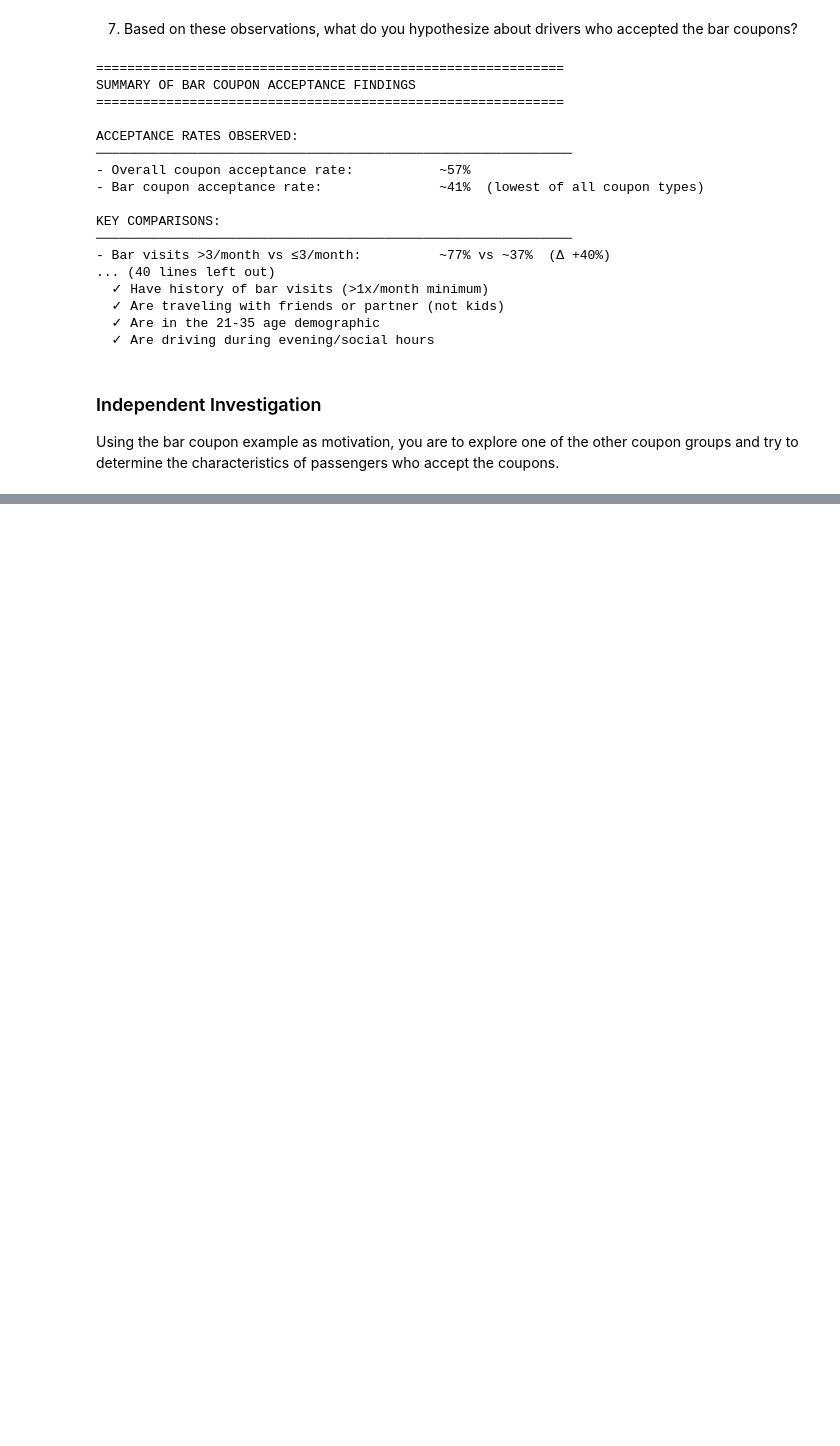
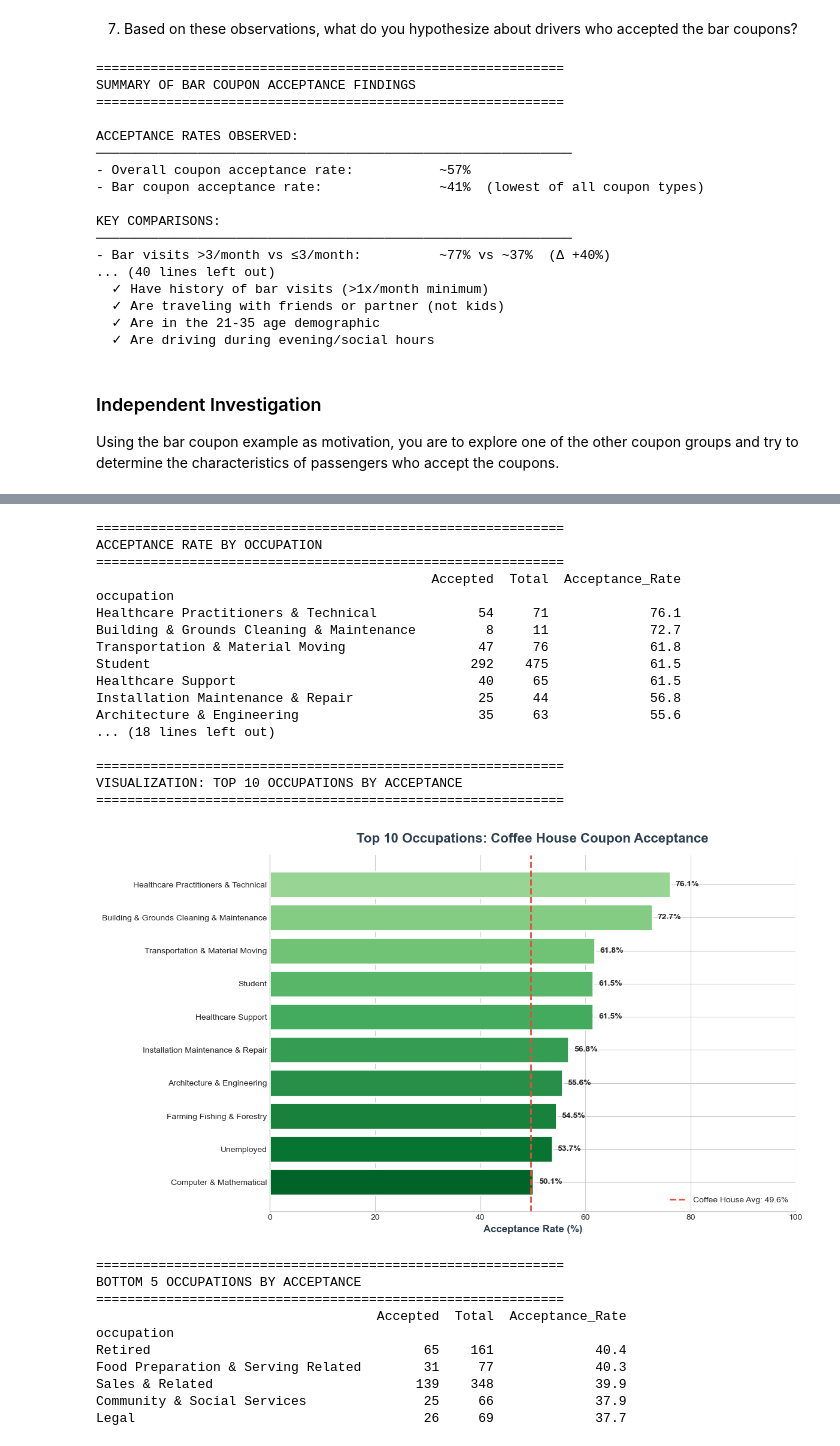
Before and after one commit to roboyak/coupon-acceptance-analysis, a Jupyter notebook: coupon_analysis.ipynb, the cells around one changed output, grey strips where cells are left out. Cells and saved outputs as stored; diff of their text form; code cells hidden in the pictures; blank space fills up the shorter version.

```diff
--- a/coupon_analysis.ipynb
+++ b/coupon_analysis.ipynb
@@ -948,0 +1201,80 @@ Using the bar coupon example as motivation, you are to explore one of the other
+# %%
+# Does occupation matter for coffee coupons?
+print("=" * 60)
+print("ACCEPTANCE RATE BY OCCUPATION")
+print("=" * 60)
+
+occupation_acceptance = coffee_coupons.groupby('occupation')['Y'].agg(['sum', 'count', 'mean'])
+occupation_acceptance.columns = ['Accepted', 'Total', 'Acceptance_Rate']
+occupation_acceptance['Acceptance_Rate'] = (occupation_acceptance['Acceptance_Rate'] * 100).round(1)
+occupation_acceptance = occupation_acceptance.sort_values('Acceptance_Rate', ascending=False)
+print(occupation_acceptance)
+
+# Visualize TOP 10 and BOTTOM 5 - PRO STYLE
+print("\n" + "=" * 60)
+print("VISUALIZATION: TOP 10 OCCUPATIONS BY ACCEPTANCE")
+print("=" * 60)
+
+fig, ax = plt.subplots(figsize=(12, 7))
+
+top_10 = occupation_acceptance.head(10)
+colors = plt.cm.Greens(np.linspace(0.4, 0.9, len(top_10)))[::-1]
+
+bars = ax.barh(top_10.index[::-1], top_10['Acceptance_Rate'][::-1],
+               color=colors, edgecolor='white', linewidth=2)
+
+ax.set_title('Top 10 Occupations: Coffee House Coupon Acceptance',
+             fontsize=16, fontweight='bold', color='#2C3E50', pad=15)
+ax.set_xlabel('Acceptance Rate (%)', fontsize=12, fontweight='bold', color='#2C3E50')
+ax.set_xlim(0, 100)
+
+# Add percentage labels
+for bar, rate in zip(bars, top_10['Acceptance_Rate'][::-1]):
+    ax.text(bar.get_width() + 1, bar.get_y() + bar.get_height()/2,
+            f'{rate}%', va='center', fontweight='bold', fontsize=10)
+
+# Add reference line
+ax.axvline(x=coffee_rate, color='#E74C3C', linestyle='--', linewidth=2,
+           label=f'Coffee House Avg: {coffee_rate:.1f}%')
+ax.legend(fontsize=10, loc='lower right')
+
+ax.spines['top'].set_visible(False)
+ax.spines['right'].set_visible(False)
+
+plt.tight_layout()
+plt.show()
+
+# Show bottom 5 too
+print("\n" + "=" * 60)
+print("BOTTOM 5 OCCUPATIONS BY ACCEPTANCE")
+print("=" * 60)
+print(occupation_acceptance.tail(5))
+# %% [output]
+============================================================
+ACCEPTANCE RATE BY OCCUPATION
+============================================================
+                                           Accepted  Total  Acceptance_Rate
+occupation
+Healthcare Practitioners & Technical             54     71             76.1
+Building & Grounds Cleaning & Maintenance         8     11             72.7
+Transportation & Material Moving                 47     76             61.8
+Student                                         292    475             61.5
+Healthcare Support                               40     65             61.5
+Installation Maintenance & Repair                25     44             56.8
+Architecture & Engineering                       35     63             55.6
+... (18 lines left out)
+
+============================================================
+VISUALIZATION: TOP 10 OCCUPATIONS BY ACCEPTANCE
+============================================================
+[figure, added]
+============================================================
+BOTTOM 5 OCCUPATIONS BY ACCEPTANCE
+============================================================
+                                    Accepted  Total  Acceptance_Rate
+occupation
+Retired                                   65    161             40.4
+Food Preparation & Serving Related        31     77             40.3
+Sales & Related                          139    348             39.9
+Community & Social Services               25     66             37.9
+Legal                                     26     69             37.7
```
Also changed, not shown: parts of 8 cells of this notebook.
